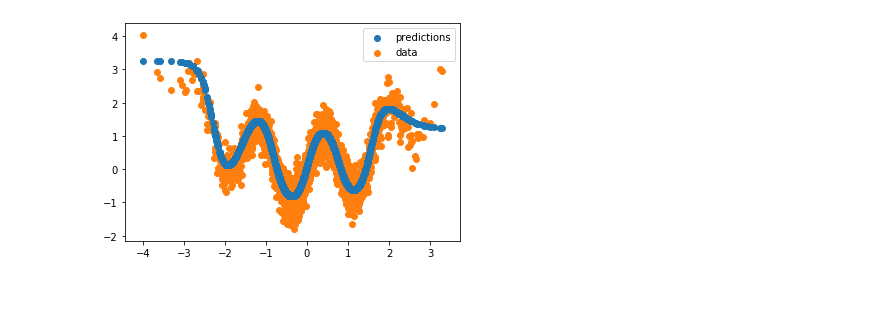
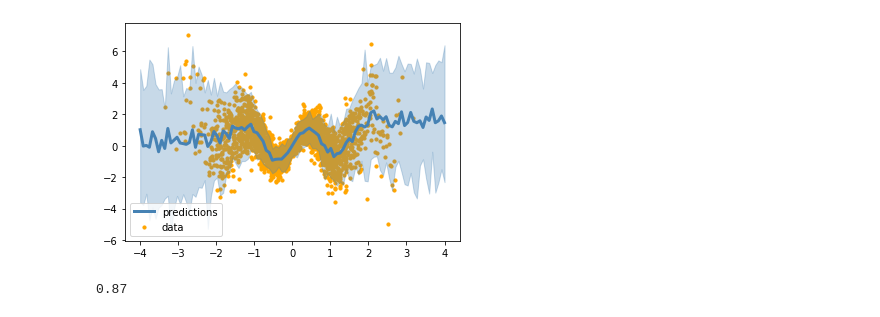
Before and after one commit to luiarthur/tfp-explore, a Jupyter notebook: src/notebooks/bayesian_neural_net.ipynb, the cells around one changed output. Cells and saved outputs as stored; diff of their text form; code cells hidden in the pictures.

```diff
--- a/src/notebooks/bayesian_neural_net.ipynb
+++ b/src/notebooks/bayesian_neural_net.ipynb
@@ -64,11 +133,12 @@ model = tf.keras.Sequential([
 model(x);
-# %%
-opt = tf.keras.optimizers.Adam(.1)
-model.compile(optimizer=opt, loss='mse')
-
-# Bayesian
-# opt = tf.keras.optimizers.Adam(.1)
-# model.compile(optimizer=opt, loss=util.neg_loglike)
+# %%
+if go_bayesian:
+    opt = tf.keras.optimizers.Adam(.1)
+    model.compile(optimizer=opt, loss=util.neg_loglike)
+else:
+    opt = tf.keras.optimizers.Adam(.1)
+    # model.compile(optimizer=opt, loss='mse')
+    model.compile(optimizer=opt, loss=util.neg_loglike)
 # %%
 model.summary()
 # %% [output]
@@ -85,7 +157,9 @@ Trainable params: 25
 Non-trainable params: 0
 _________________________________________________________________
 # %%
-tf.random.set_seed(2)
-history = model.fit(x, y, epochs=100, batch_size=100)
+if go_bayesian:
+    history = model.fit(x, y, epochs=500, batch_size=512)
+else:
+    history = model.fit(x, y, epochs=100, batch_size=512)
 # %% [output]
 Train on 3000 samples
@@ -113,7 +187,28 @@ plt.show()
+# %%
+# Make predictions at new locations
+x_new = np.linspace(-4, 4, 100).reshape(-1, 1)
+
+if go_bayesian:
+    preds = np.stack([model.predict(x_new).squeeze() for _ in trange(32)], axis=1)
+    preds_mean = preds.mean(1)
+    preds_lower = np.quantile(preds, .025, 1)
+    preds_upper = np.quantile(preds, .975, 1)
+else:
+    # preds_mean = model.predict(x_new)
+    preds = np.stack([model.predict(x_new).squeeze() for _ in trange(32)], axis=1)
+    preds_mean = preds.mean(1)
+    preds_lower = np.quantile(preds, .025, 1)
+    preds_upper = np.quantile(preds, .975, 1)
 # %%
-plt.scatter(x.squeeze(), model.predict(x).squeeze(), label='predictions', zorder=2)
-plt.scatter(x.squeeze(), y.squeeze(), label='data', zorder=1)
+plt.plot(x_new.squeeze(), preds_mean, label='predictions', zorder=2, lw=3, c='steelblue')
+plt.fill_between(x_new.squeeze(), preds_lower, preds_upper, color='steelblue', alpha=.3, zorder=2)
+plt.scatter(x.squeeze(), y.squeeze(), label='data', zorder=1, c='orange', s=10)
 plt.legend()
 plt.show()
 # %% [output]
-[figure, old version]
+[figure, new version]
+# %%
+y_new = simulate_data(x_new, sd=.3)[1].squeeze()
+np.mean((preds_lower < y_new) & (y_new < preds_upper))
+# %% [output]
+0.87
```
Also changed, not shown: parts of 8 cells of this notebook, 1 other file.
